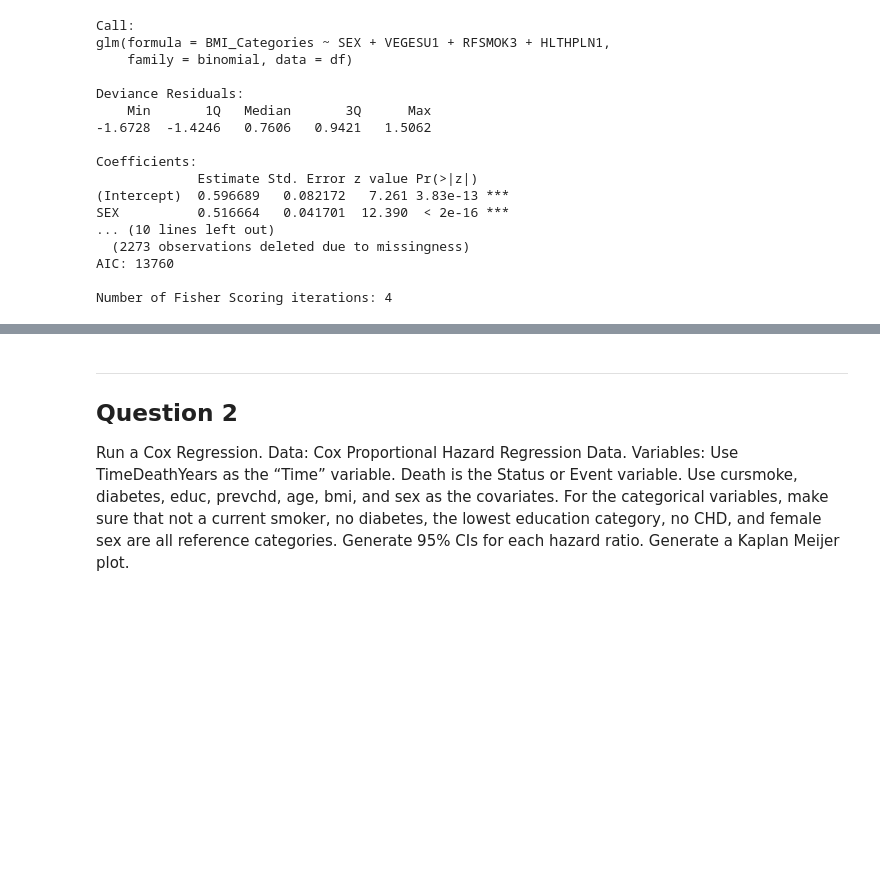
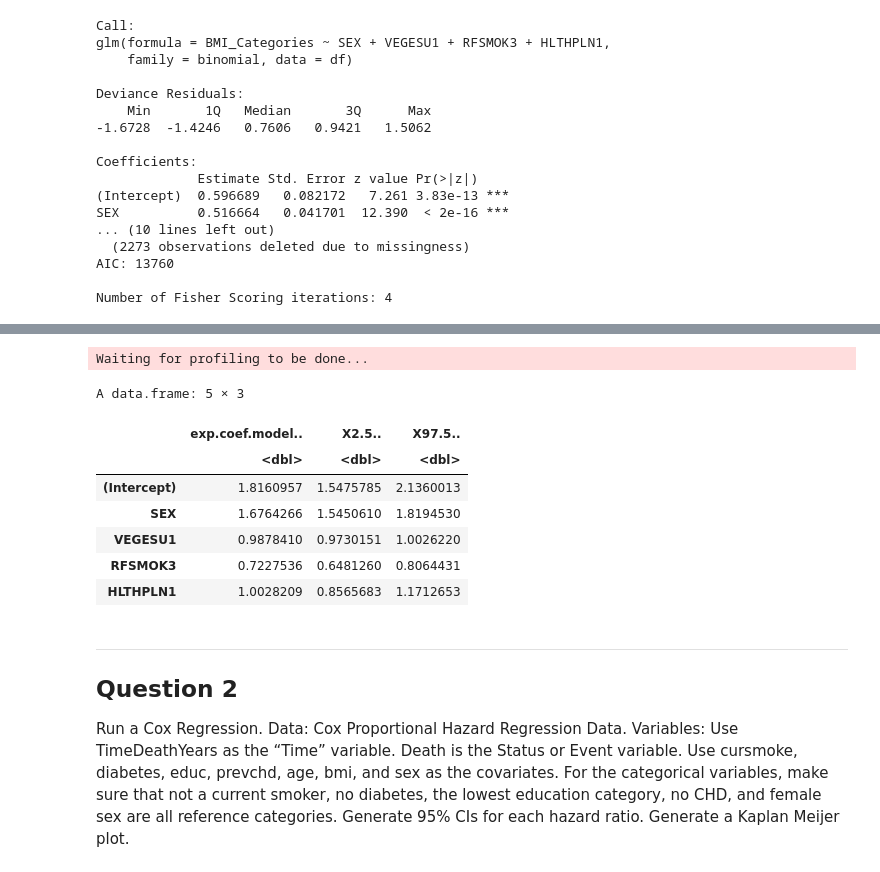
Before and after one commit to tyg3rr/HM878-Biostats, a Jupyter notebook: Problem Set 1c .ipynb, the cells around one changed output, grey strips where cells are left out. Drawn from its saved outputs; the diff is of its cells as text; code cells hidden in the pictures; blank space fills up the shorter version.

```diff
--- a/Problem Set 1c .ipynb
+++ b/Problem Set 1c .ipynb
@@ -201,5 +74,5 @@ df$RFSMOK3[df$RFSMOK3 == 9] <- NA
 df$HLTHPLN1[df$HLTHPLN1 == 7] <- NA
 df$HLTHPLN1[df$HLTHPLN1 == 9] <- NA
 # %%
-model5 <- glm(BMI_Categories ~ SEX + VEGESU1 + RFSMOK3 + HLTHPLN1, family = binomial, data=df)
+model <- glm(BMI_Categories ~ SEX + VEGESU1 + RFSMOK3 + HLTHPLN1, family = binomial, data=df)
 # %%
@@ -243,3 +116,15 @@ A data.frame: 5 × 1
+# %%
+cbind(data.frame(exp(coef(model))), data.frame(exp(confint(model))))
+# %% [output]
+Waiting for profiling to be done...
+A data.frame: 5 × 3
+|  | exp.coef.model.. | X2.5.. | X97.5.. |
+|  | <dbl> | <dbl> | <dbl> |
+| (Intercept) | 1.8160957 | 1.5475785 | 2.1360013 |
+| SEX | 1.6764266 | 1.5450610 | 1.8194530 |
+| VEGESU1 | 0.9878410 | 0.9730151 | 1.0026220 |
+| RFSMOK3 | 0.7227536 | 0.6481260 | 0.8064431 |
+| HLTHPLN1 | 1.0028209 | 0.8565683 | 1.1712653 |
 # %% [markdown]
 ------------------------------------------------------------------------
 
```
Also changed, not shown: parts of 40 cells of this notebook.
